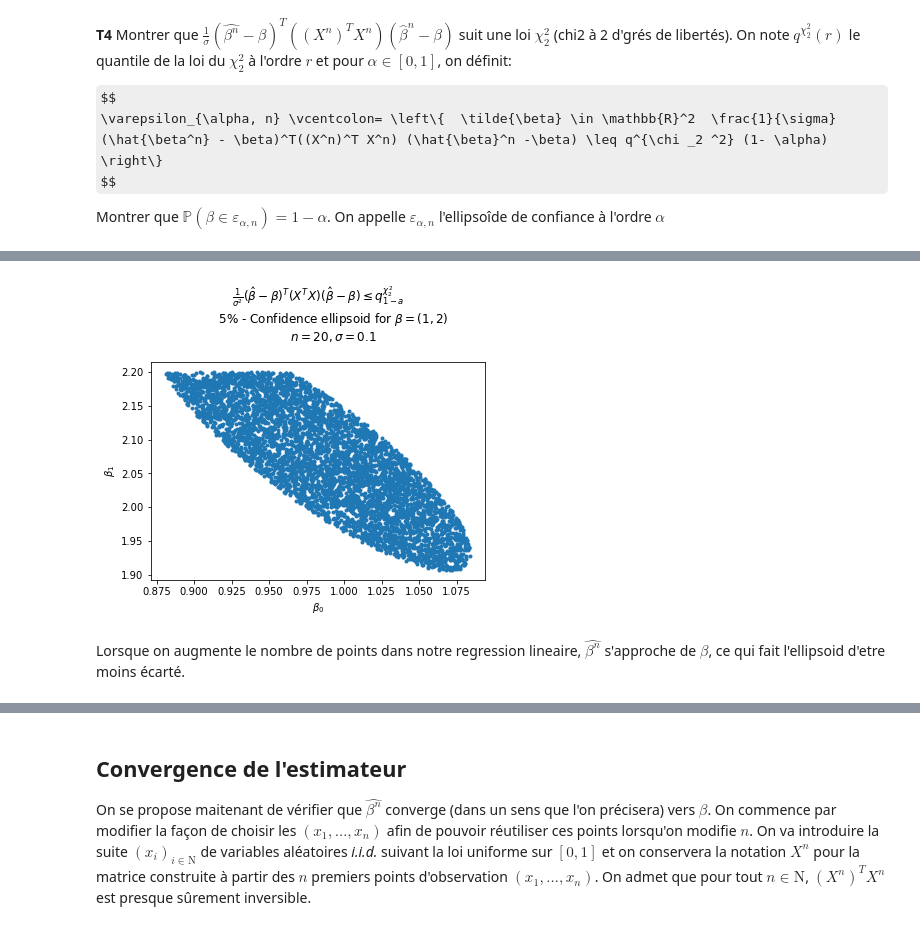
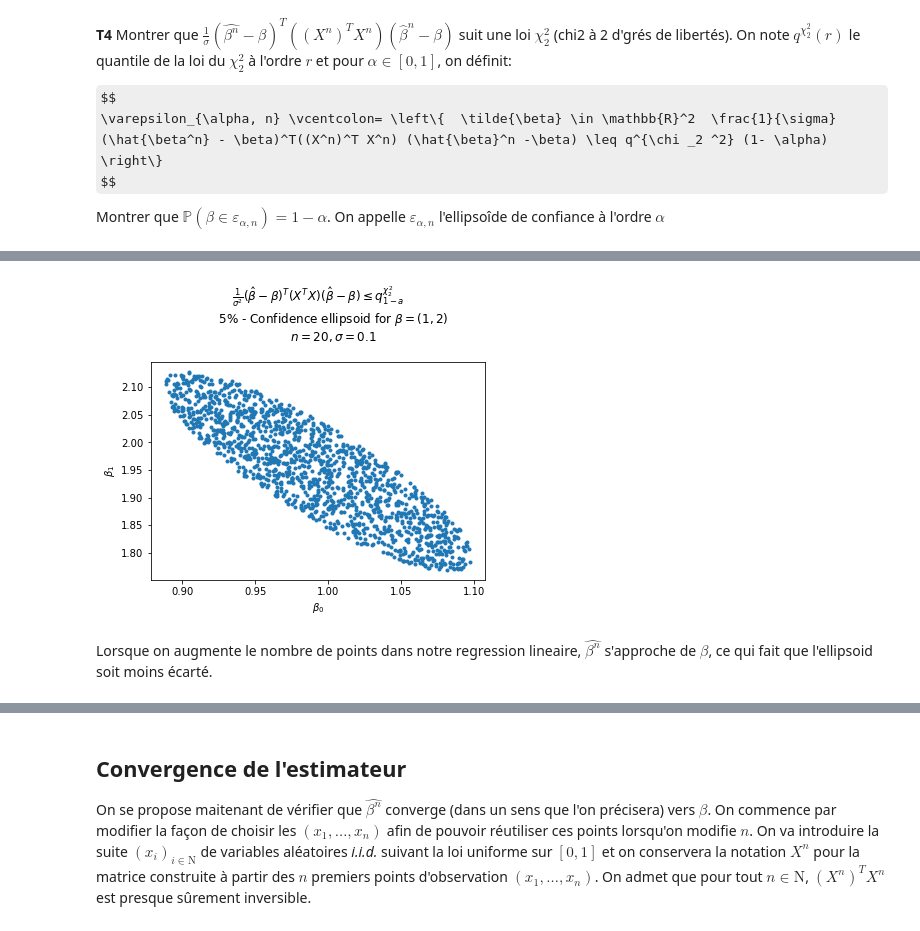
Before and after one commit to peulsilva/LinReg-MAP361, a Jupyter notebook: code.ipynb, the cells around one changed output, grey strips where cells are left out. Saved outputs shown, nothing was run; the diff lists cells and outputs as text; code cells hidden in the pictures; some formulas as TeX source.

```diff
--- a/code.ipynb
+++ b/code.ipynb
@@ -388,14 +382,15 @@ confidence_ellipsoid(
 # %%
 confidence_ellipsoid(
     alpha = 0.05,
     beta = np.array([1,2]) ,
     sigma = 0.1,
-    n_points_simulation=30000
+    n_points_simulation=30000,
+    search_range=0.4
 )
 # %% [output]
-[figure, old version]
+[figure, new version]
 # %% [markdown]
-Lorsque on augmente le nombre de points dans notre regression lineaire, $\hat{\beta^n}$ s'approche de $\beta$, ce qui fait l'ellipsoid d'etre moins écarté.
+Lorsque on augmente le nombre de points dans notre regression lineaire, $\hat{\beta^n}$ s'approche de $\beta$, ce qui fait que l'ellipsoid soit moins écarté.
 # %%
 confidence_ellipsoid(
     alpha = 0.05,
```
Also changed, not shown: parts of 24 cells of this notebook.
